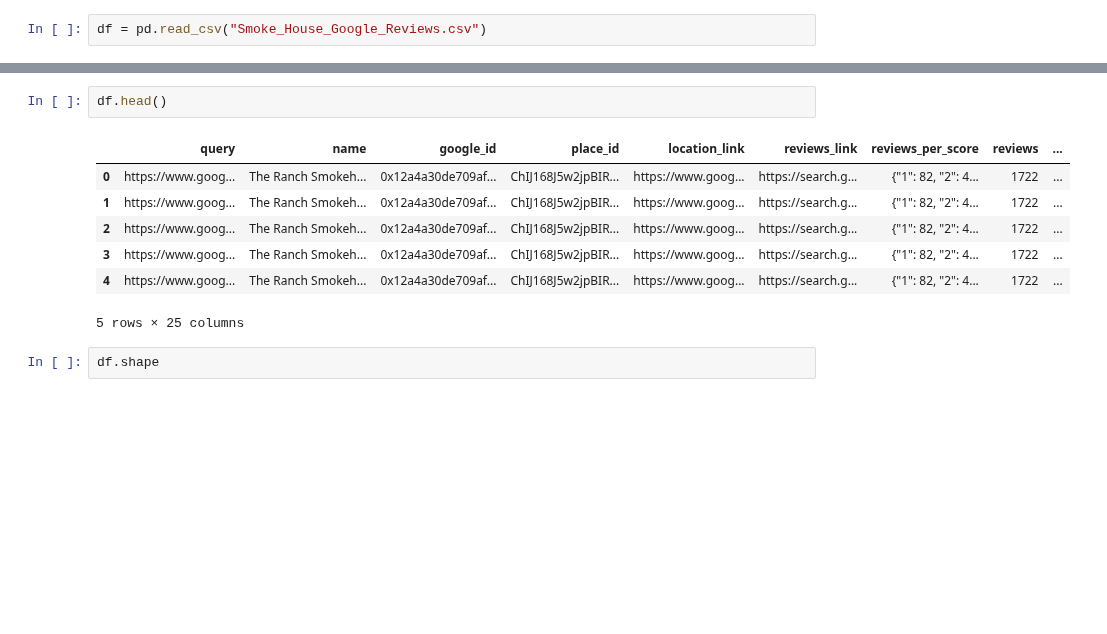
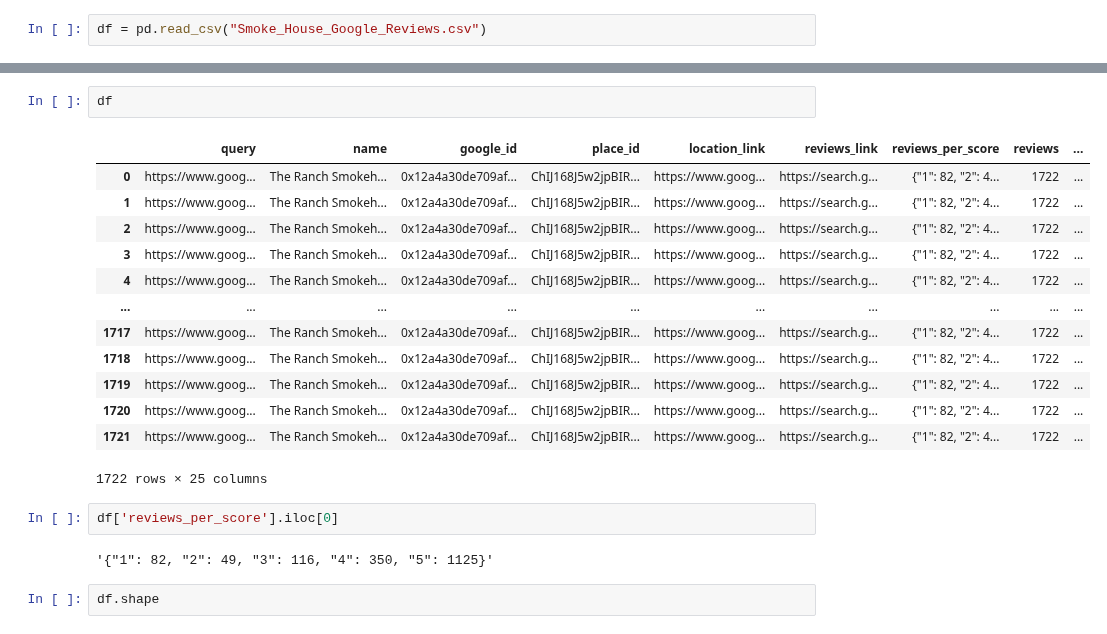
Before and after one commit to MalkAle/Google-Reviews-Restaurant-Analysis, a Jupyter notebook: Reviews_Analysis.ipynb, the cells around one changed output, grey strips where cells are left out. Cells and saved outputs as stored; diff of their text form; blank space fills up the shorter version.

```diff
--- a/Reviews_Analysis.ipynb
+++ b/Reviews_Analysis.ipynb
@@ -13,13 +45,23 @@ df = pd.read_csv("Smoke_House_Google_Reviews.csv")
 # %%
-df.head()
+df
 # %% [output]
 |  | query | name | google_id | place_id | location_link | reviews_link | reviews_per_score | reviews | ... |
 | 0 | https://www.goog... | The Ranch Smokeh... | 0x12a4a30de709af... | ChIJ168J5w2jpBIR... | https://www.goog... | https://search.g... | {"1": 82, "2": 4... | 1722 | ... |
 | 1 | https://www.goog... | The Ranch Smokeh... | 0x12a4a30de709af... | ChIJ168J5w2jpBIR... | https://www.goog... | https://search.g... | {"1": 82, "2": 4... | 1722 | ... |
 | 2 | https://www.goog... | The Ranch Smokeh... | 0x12a4a30de709af... | ChIJ168J5w2jpBIR... | https://www.goog... | https://search.g... | {"1": 82, "2": 4... | 1722 | ... |
 | 3 | https://www.goog... | The Ranch Smokeh... | 0x12a4a30de709af... | ChIJ168J5w2jpBIR... | https://www.goog... | https://search.g... | {"1": 82, "2": 4... | 1722 | ... |
 | 4 | https://www.goog... | The Ranch Smokeh... | 0x12a4a30de709af... | ChIJ168J5w2jpBIR... | https://www.goog... | https://search.g... | {"1": 82, "2": 4... | 1722 | ... |
+| ... | ... | ... | ... | ... | ... | ... | ... | ... | ... |
+| 1717 | https://www.goog... | The Ranch Smokeh... | 0x12a4a30de709af... | ChIJ168J5w2jpBIR... | https://www.goog... | https://search.g... | {"1": 82, "2": 4... | 1722 | ... |
+| 1718 | https://www.goog... | The Ranch Smokeh... | 0x12a4a30de709af... | ChIJ168J5w2jpBIR... | https://www.goog... | https://search.g... | {"1": 82, "2": 4... | 1722 | ... |
+| 1719 | https://www.goog... | The Ranch Smokeh... | 0x12a4a30de709af... | ChIJ168J5w2jpBIR... | https://www.goog... | https://search.g... | {"1": 82, "2": 4... | 1722 | ... |
+| 1720 | https://www.goog... | The Ranch Smokeh... | 0x12a4a30de709af... | ChIJ168J5w2jpBIR... | https://www.goog... | https://search.g... | {"1": 82, "2": 4... | 1722 | ... |
+| 1721 | https://www.goog... | The Ranch Smokeh... | 0x12a4a30de709af... | ChIJ168J5w2jpBIR... | https://www.goog... | https://search.g... | {"1": 82, "2": 4... | 1722 | ... |
-5 rows × 25 columns
+1722 rows × 25 columns
+# %%
+df['reviews_per_score'].iloc[0]
+# %% [output]
+'{"1": 82, "2": 49, "3": 116, "4": 350, "5": 1125}'
 # %%
 df.shape
 # %% [output]
```
Also changed, not shown: parts of 34 cells of this notebook, 1 other file.
